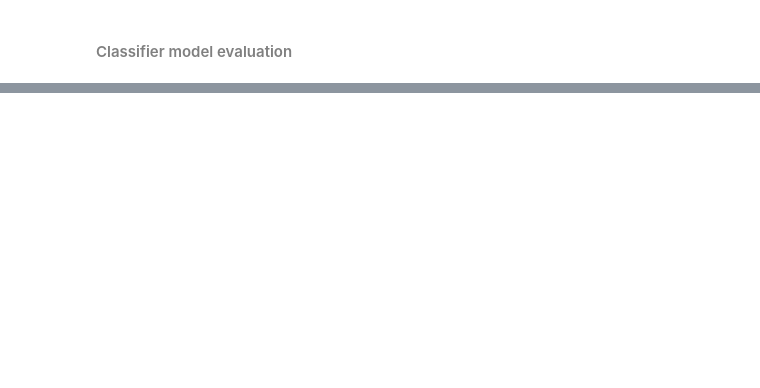
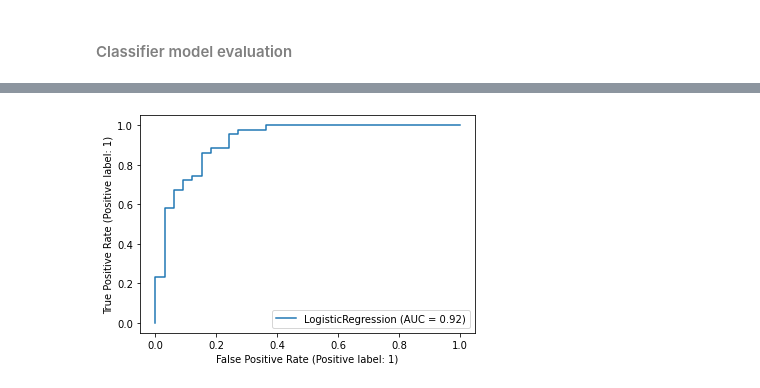
Before and after one commit to KOBeerose/Academic-Projects, a Jupyter notebook: Machine Learning/TP1/Classification Workflow with Scikit-Learn.ipynb, the cells around one changed output, grey strips where cells are left out. Drawn from its saved outputs; the diff is of its cells as text; code cells hidden in the pictures; blank space fills up the shorter version.

```diff
--- a/Machine Learning/TP1/Classification Workflow with Scikit-Learn.ipynb
+++ b/Machine Learning/TP1/Classification Workflow with Scikit-Learn.ipynb
@@ -421,0 +481,5 @@ weighted avg       0.80      0.80      0.80        76
+# %%
+# Plot a ROC curve using our current machine learning model using plot_roc_curve
+plot_roc_curve(clf, X_test, y_test);
+# %% [output]
+[figure, added]
```
Also changed, not shown: parts of 72 cells of this notebook, 1 other file.
